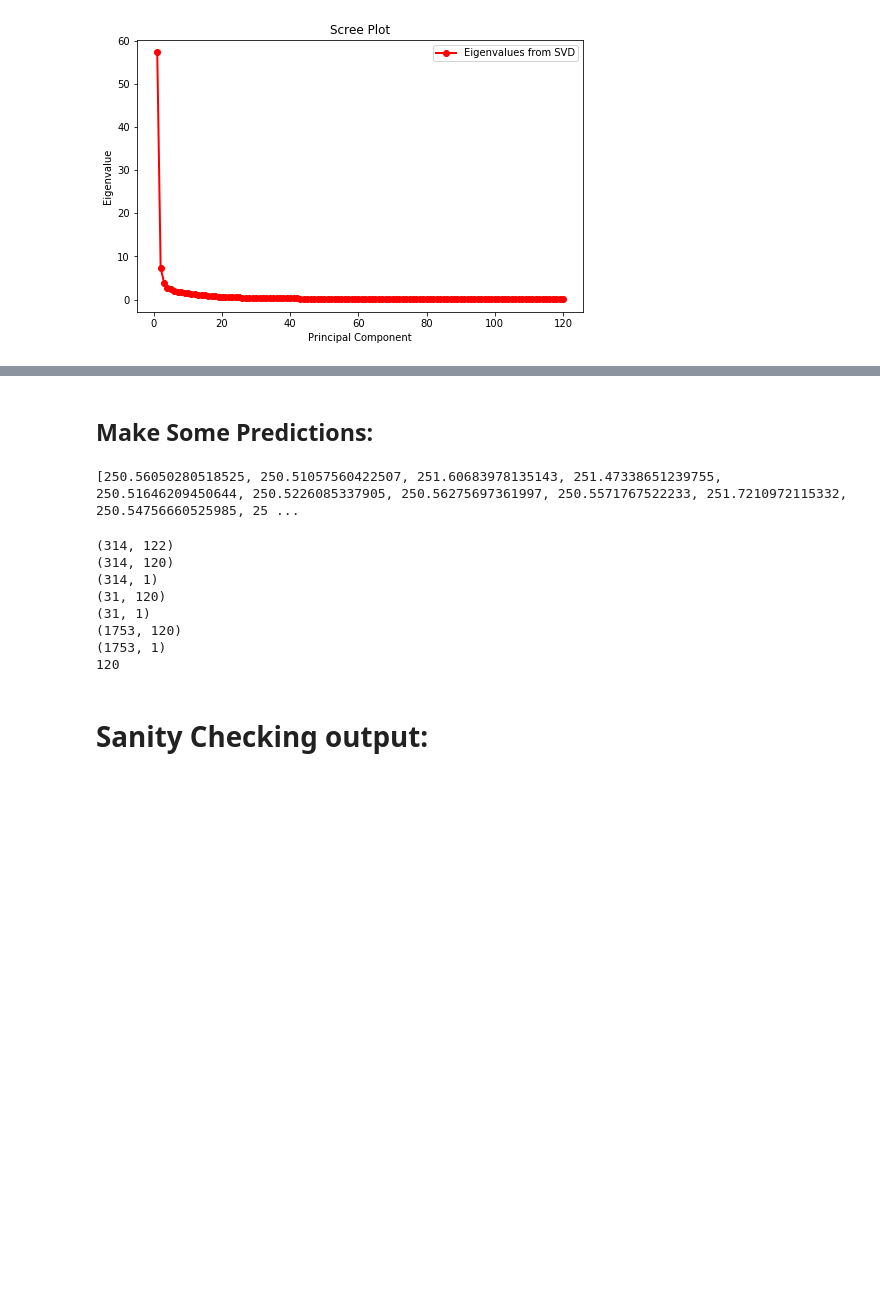
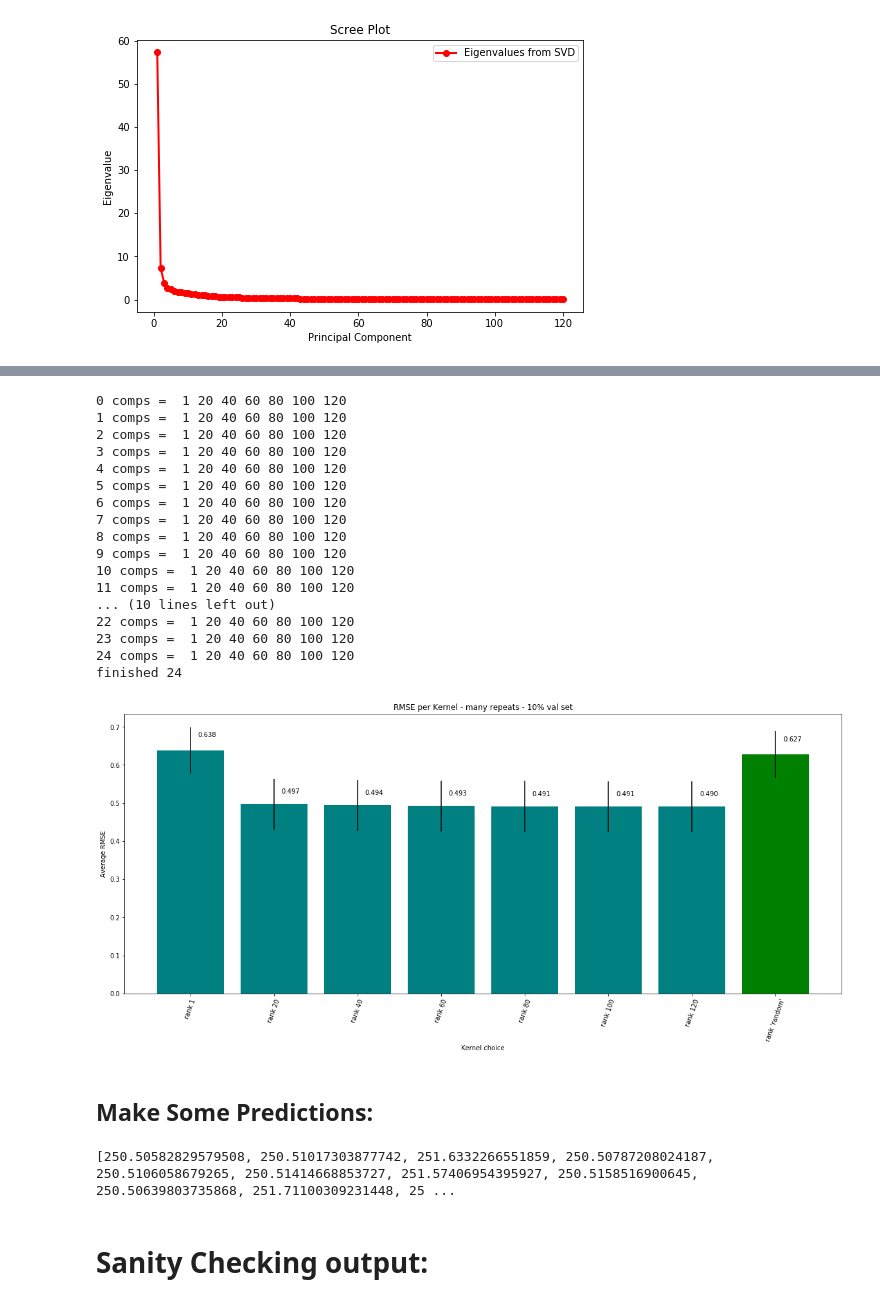
Before and after one commit to PDuckworth/FutureOf, a Jupyter notebook: FutureOfEmployment/GP_for_tasks_by_skills.ipynb, the cells around one changed output, grey strips where cells are left out. Saved outputs shown, nothing was run; the diff lists cells and outputs as text; code cells hidden in the pictures; blank space fills up the shorter version.

```diff
--- a/FutureOfEmployment/GP_for_tasks_by_skills.ipynb
+++ b/FutureOfEmployment/GP_for_tasks_by_skills.ipynb
@@ -507,7 +514,7 @@ msk = [i for i in range(X.shape[0])]
 n_validation_set = int(np.floor(X.shape[0]*val_size))
 
 RMS_reps_ard = []
-for rep in xrange(2):
+for rep in xrange(10):
     print rep,
     random.shuffle(msk)
 
@@ -629,7 +619,36 @@ plot_bars(RMS_reps_svd_.T, 'RMSE per Kernel - many repeats - 10% val set', label
+# %%
+# Low Rank with Employment weights
+
+RMS_reps_svd = evaluate_low_rank(data_o, 25)
+RMS_reps_svd_ = np.array([j for i,j in sorted(RMS_reps_svd.items())])
+labels = ["rank " + repr(i) for i,j in sorted(RMS_reps_svd.items())]
+
+plot_bars(RMS_reps_svd_.T, 'RMSE per Kernel - many repeats - 10% val set', labels)
+# %% [output]
+0 comps =  1 20 40 60 80 100 120
+1 comps =  1 20 40 60 80 100 120
+2 comps =  1 20 40 60 80 100 120
+3 comps =  1 20 40 60 80 100 120
+4 comps =  1 20 40 60 80 100 120
+5 comps =  1 20 40 60 80 100 120
+6 comps =  1 20 40 60 80 100 120
+7 comps =  1 20 40 60 80 100 120
+8 comps =  1 20 40 60 80 100 120
+9 comps =  1 20 40 60 80 100 120
+10 comps =  1 20 40 60 80 100 120
+11 comps =  1 20 40 60 80 100 120
+... (10 lines left out)
+22 comps =  1 20 40 60 80 100 120
+23 comps =  1 20 40 60 80 100 120
+24 comps =  1 20 40 60 80 100 120
+finished 24
+[figure, added]
 # %% [markdown]
 ## Make Some Predictions:
 # %%
 # Use final model on the actual Test set of DWAs:
+
+(X, test, y) = data_o
 
 x_train = X[cols].as_matrix()
 y_train = y.values.reshape(x_train.shape[0], 1)
@@ -640,7 +659,6 @@ x_test = test[cols].as_matrix() #[:,abs(clf.coef_) > threshold]
 # x_valid = X.iloc[msk[:n_validation_set]][cols].as_matrix()
 # y_train = y.values[msk[n_validation_set:]].reshape(x_train.shape[0], 1)
 # y_valid = y.values[msk[:n_validation_set]].reshape(n_validation_set, 1)
-
 
 llhood, models = [], []
 for i in xrange(25):
@@ -655,7 +673,7 @@ for i in xrange(25):
     llhood.append(m.objective_function())
 print llhood
 # %% [output]
-[250.56050280518525, 250.51057560422507, 251.60683978135143, 251.47338651239755, 250.51646209450644, 250.5226085337905, 250.56275697361997, 250.5571767522233, 251.7210972115332, 250.54756660525985, 25 ...
+[250.50582829579508, 250.51017303877742, 251.6332266551859, 250.50787208024187, 250.5106058679265, 250.51414668853727, 251.57406954395927, 250.5158516900645, 250.50639803735868, 251.71100309231448, 25 ...
 # %%
 best_mod = np.argmax(llhood)
 m = models[best_mod]
@@ -667,21 +682,12 @@ y_pred, Vp = m.predict(x_test, full_cov=False)
 # %%
-print X.shape
-print x_train.shape
-print y_train.shape
-print x_valid.shape
-print y_valid.shape
-print x_test.shape
-print y_pred.shape
-print in_dims
+# print X.shape
+# print x_train.shape
+# print y_train.shape
+# print x_valid.shape
+# print y_valid.shape
+# print x_test.shape
+# print y_pred.shape
+# print in_dims
-# %% [output]
-(314, 122)
-(314, 120)
-(314, 1)
-(31, 120)
-(31, 1)
-(1753, 120)
-(1753, 1)
-120
 # %% [markdown]
 # Sanity Checking output:
 # %%
```
Also changed, not shown: parts of 9 cells of this notebook, 1 other file.
